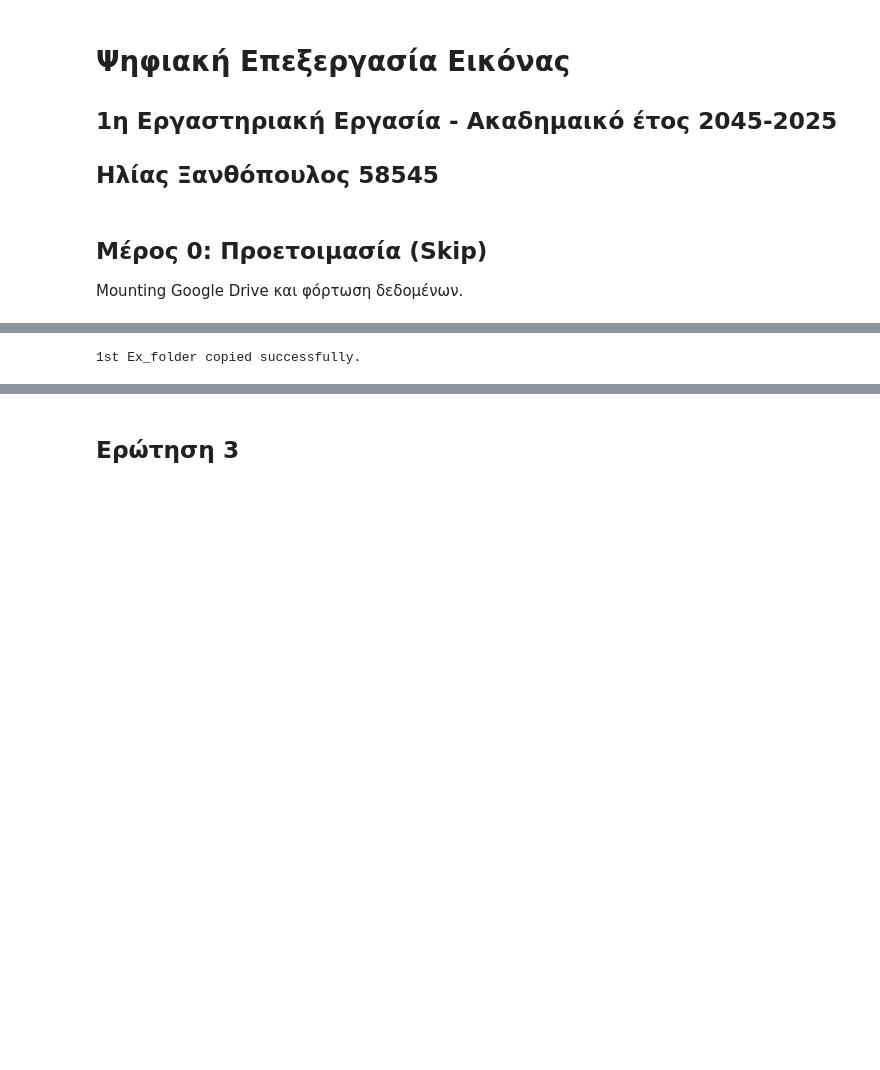
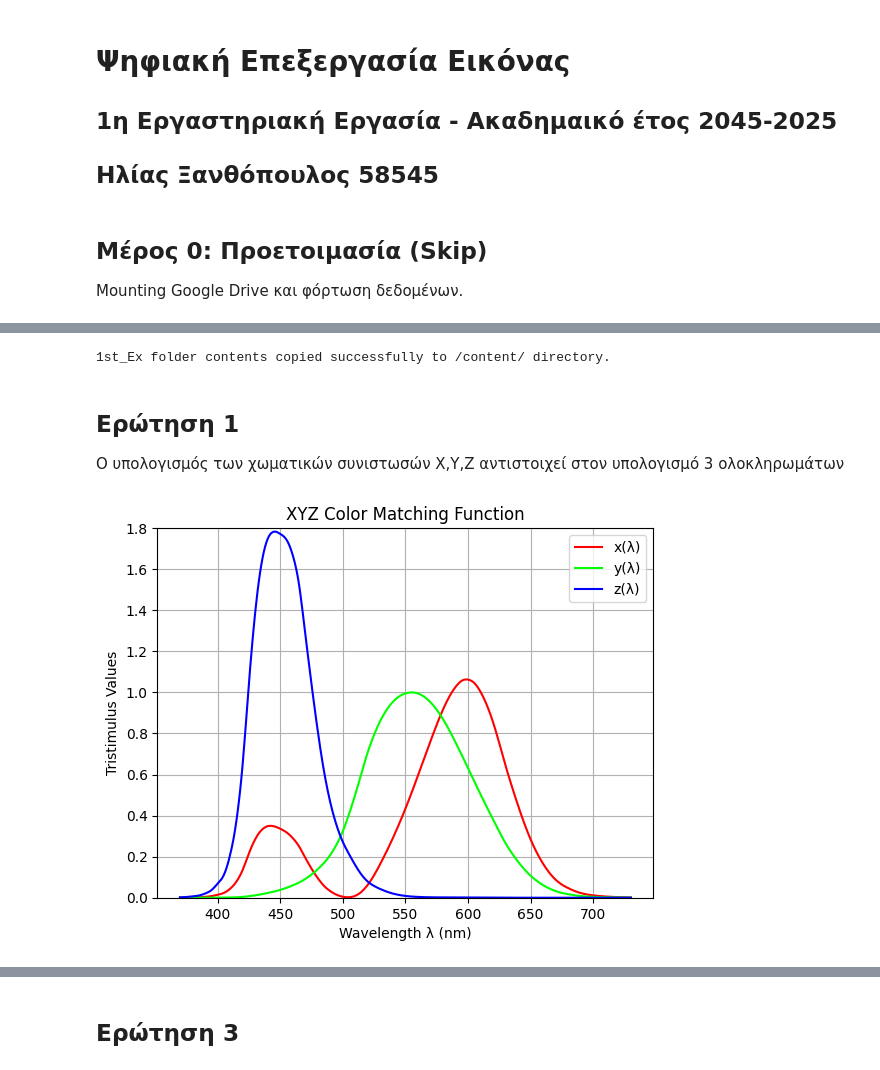
Before and after one commit to iliaxant/DIP_HW_1_HeatMap, a Jupyter notebook: DIP_HW_1.ipynb, the cells around one changed output, grey strips where cells are left out. Drawn from its saved outputs; the diff is of its cells as text; code cells hidden in the pictures; blank space fills up the shorter version.

```diff
--- a/DIP_HW_1.ipynb
+++ b/DIP_HW_1.ipynb
@@ -20,13 +20,51 @@ Drive already mounted at /content/drive; to attempt to forcibly remount, call dr
 import shutil
 import os
 
-data_dir = '/content/drive/MyDrive/DIP/'
-source_folder = os.path.join(data_dir, '1st_Ex')
-destination = '/content/'
+data_dir = '/content/drive/MyDrive/DIP/1st_Ex/'
+source_files = os.listdir(data_dir)
+for source_file in source_files:
+  source_dir = os.path.join(data_dir, source_file)
+  shutil.copy(source_dir,'/content/')
 
-# Copy the folder to the destination
-shutil.copytree(source_folder, os.path.join(destination, '1st_Ex'), dirs_exist_ok=True)
-
-print("1st Ex_folder copied successfully.")
+print("1st_Ex folder contents copied successfully to /content/ directory.")
 # %% [output]
-1st Ex_folder copied successfully.
+1st_Ex folder contents copied successfully to /content/ directory.
+# %% [markdown]
+## **Ερώτηση 1**
+
+Ο υπολογισμός των χωματικών συνιστωσών X,Y,Z αντιστοιχεί στον υπολογισμό 3 ολοκληρωμάτων
+# %%
+import matplotlib.pyplot as plt
+
+wavelength = []  # λ in nm
+x_curve = []
+y_curve = []
+z_curve = []
+
+with open("cieXYZ_curves.csv", "r") as f:
+            for line_no, line in enumerate(f.readlines()):
+                if line_no == 0:
+                    continue
+
+                fields = line.strip().split(",")
+                if len(fields) != 4:
+                    print(f"Skipping malformed line {line_no + 1}: {line.strip()}")
+                    continue
+
+                wavelength.append(int(fields[0]))
+                x_curve.append(float(fields[1]))
+                y_curve.append(float(fields[2]))
+                z_curve.append(float(fields[3]))
+
+plt.plot(wavelength, x_curve, color='r', label='x(λ)')
+plt.plot(wavelength, y_curve, color='lime', label='y(λ)')
+plt.plot(wavelength, z_curve, color='b', label='z(λ)')
+plt.xlabel("Wavelength λ (nm)")
+plt.ylabel("Tristimulus Values")
+plt.title("XYZ Color Matching Function")
+plt.ylim(0.0,1.80)
+plt.grid(True)
+plt.legend()
+plt.show()
+# %% [output]
+[figure, added]
```
Also changed, not shown: parts of 5 cells of this notebook.
